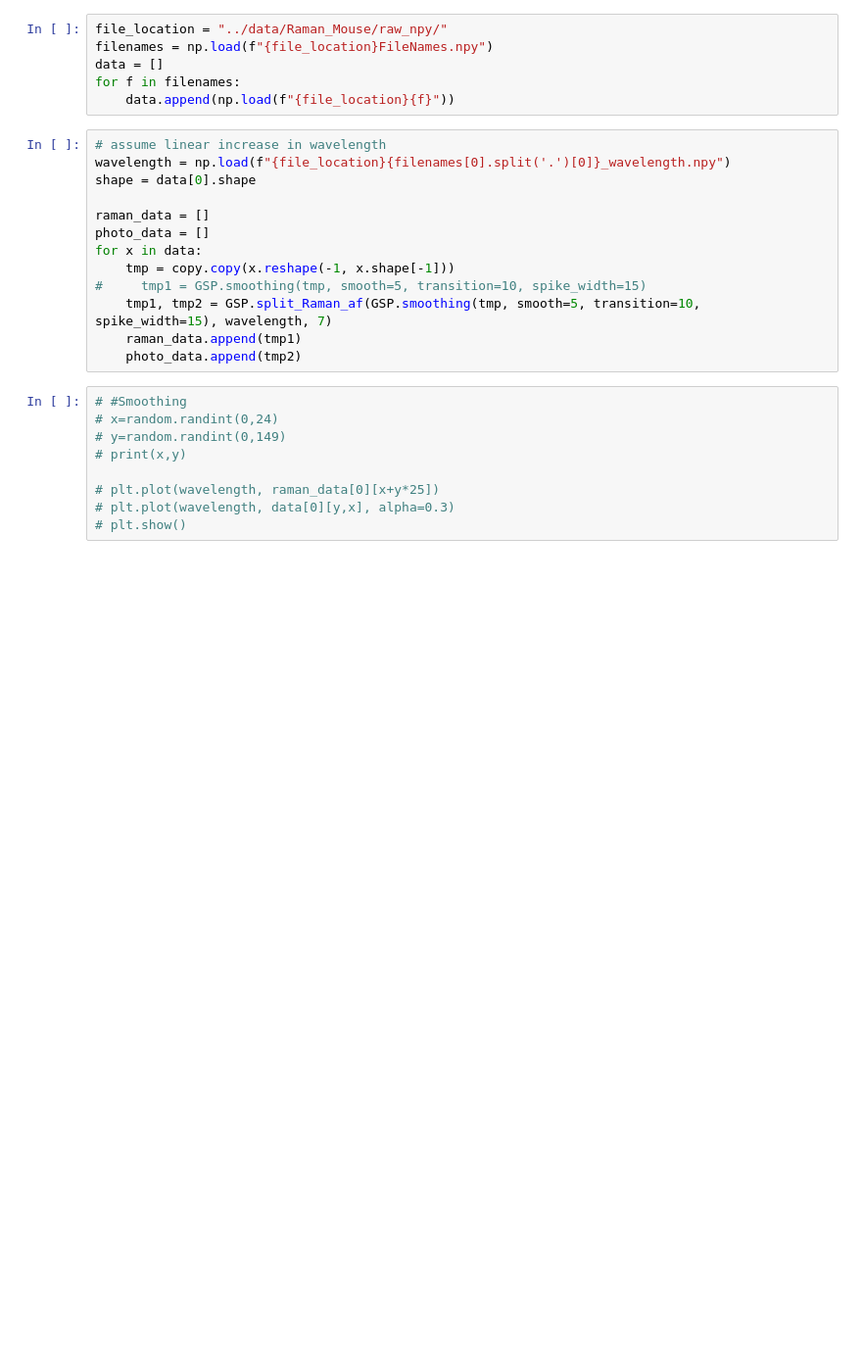
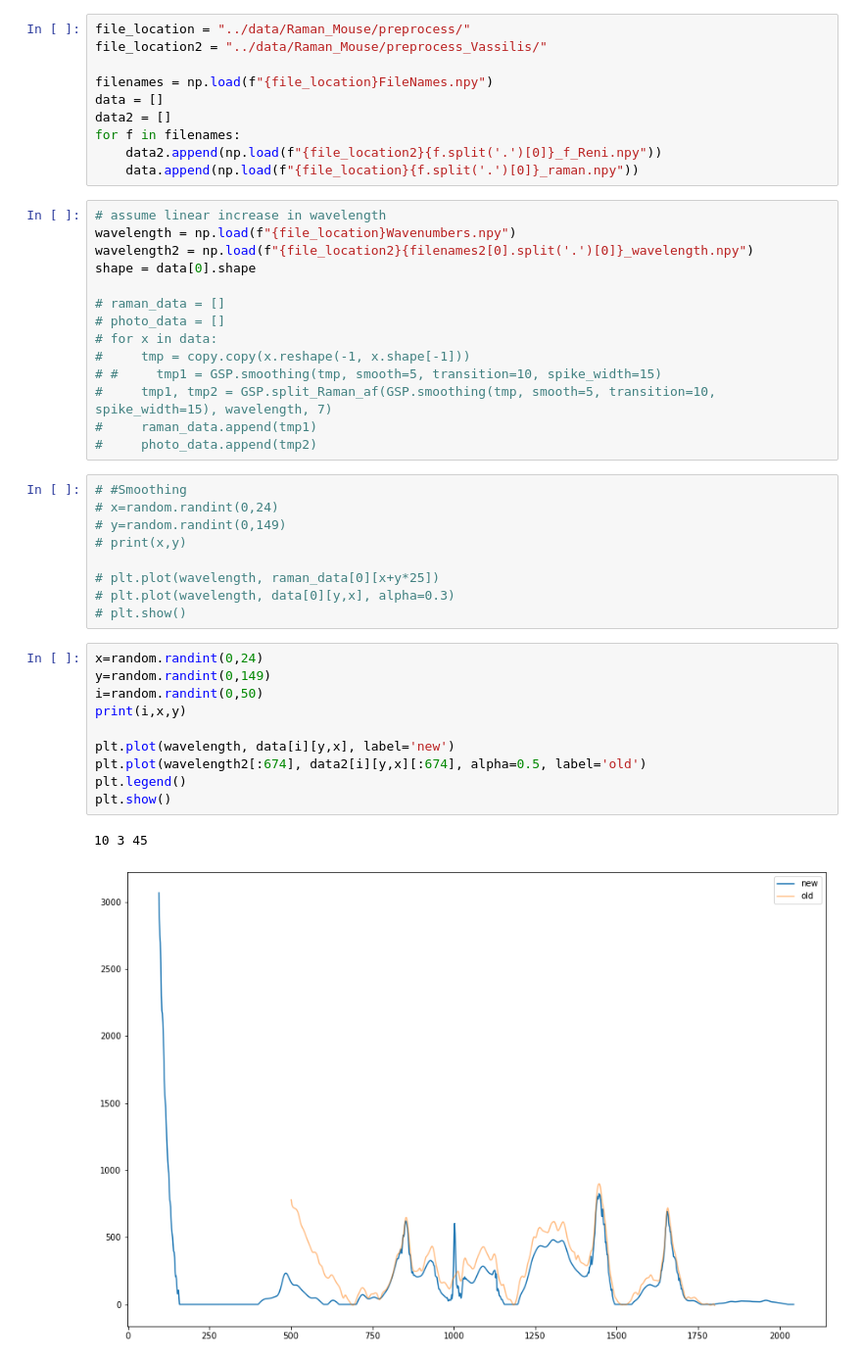
Before and after one commit to jjgsherwood/Raman-and-Photoluminescence-Signal-Separation-in-Raman-Hyperspectral-Imagery, a Jupyter notebook: Visualize_Liver_map.ipynb, the cells around one changed output. Shown: that part at 98% size. Drawn from its saved outputs; the diff is of its cells as text; blank space fills up the shorter version.

```diff
--- a/Visualize_Liver_map.ipynb
+++ b/Visualize_Liver_map.ipynb
@@ -7,24 +6,29 @@ import random
 
 plt.rcParams['figure.figsize'] = (15.0, 10.0)
 # %%
-file_location = "../data/Raman_Mouse/raw_npy/"
+file_location = "../data/Raman_Mouse/preprocess/"
+file_location2 = "../data/Raman_Mouse/preprocess_Vassilis/"
+
 filenames = np.load(f"{file_location}FileNames.npy")
 data = []
+data2 = []
 for f in filenames:
-    data.append(np.load(f"{file_location}{f}"))
+    data2.append(np.load(f"{file_location2}{f.split('.')[0]}_f_Reni.npy"))
+    data.append(np.load(f"{file_location}{f.split('.')[0]}_raman.npy"))
 # %%
 # assume linear increase in wavelength
-wavelength = np.load(f"{file_location}{filenames[0].split('.')[0]}_wavelength.npy")
+wavelength = np.load(f"{file_location}Wavenumbers.npy")
+wavelength2 = np.load(f"{file_location2}{filenames2[0].split('.')[0]}_wavelength.npy")
 shape = data[0].shape
 
-raman_data = []
-photo_data = []
-for x in data:
-    tmp = copy.copy(x.reshape(-1, x.shape[-1]))
-#     tmp1 = GSP.smoothing(tmp, smooth=5, transition=10, spike_width=15)
-    tmp1, tmp2 = GSP.split_Raman_af(GSP.smoothing(tmp, smooth=5, transition=10, spike_width=15), wavelength, 7)
-    raman_data.append(tmp1)
-    photo_data.append(tmp2)
+# raman_data = []
+# photo_data = []
+# for x in data:
+#     tmp = copy.copy(x.reshape(-1, x.shape[-1]))
+# #     tmp1 = GSP.smoothing(tmp, smooth=5, transition=10, spike_width=15)
+#     tmp1, tmp2 = GSP.split_Raman_af(GSP.smoothing(tmp, smooth=5, transition=10, spike_width=15), wavelength, 7)
+#     raman_data.append(tmp1)
+#     photo_data.append(tmp2)
 # %%
 # #Smoothing
 # x=random.randint(0,24)
@@ -34,4 +38,17 @@ for x in data:
 # plt.plot(wavelength, raman_data[0][x+y*25])
 # plt.plot(wavelength, data[0][y,x], alpha=0.3)
 # plt.show()
+# %%
+x=random.randint(0,24)
+y=random.randint(0,149)
+i=random.randint(0,50)
+print(i,x,y)
+
+plt.plot(wavelength, data[i][y,x], label='new')
+plt.plot(wavelength2[:674], data2[i][y,x][:674], alpha=0.5, label='old')
+plt.legend()
+plt.show()
+# %% [output]
+10 3 45
+[figure, added]
 # %%
```
Also changed, not shown: parts of 3 cells of this notebook, 5 other files.
